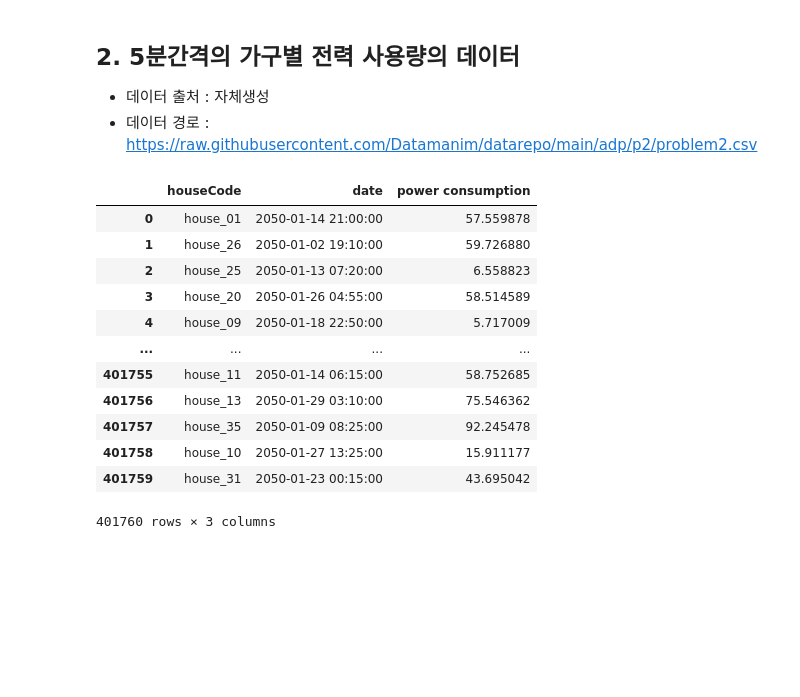
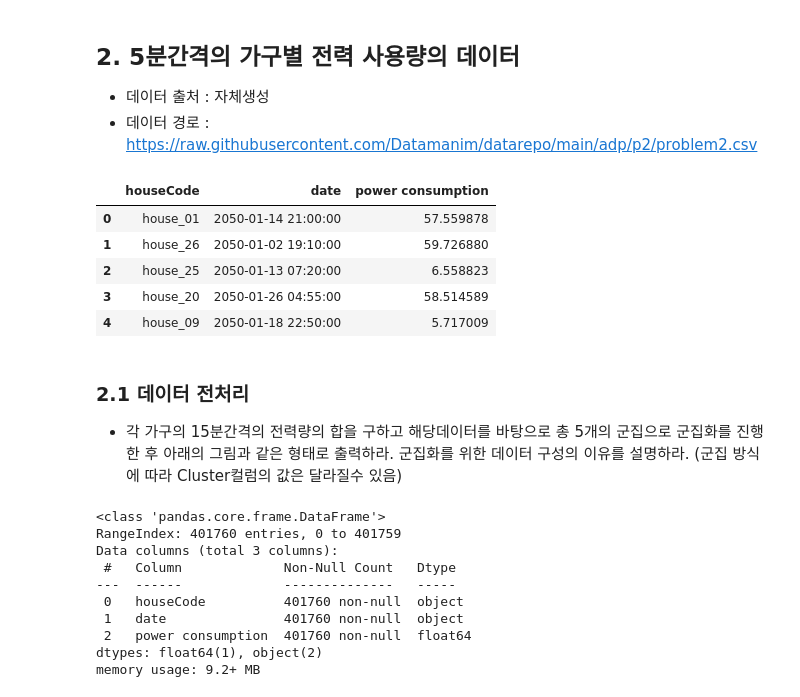
Before and after one commit to Park-Young-Bin/ADP_code, a Jupyter notebook: 20회 기출.ipynb, the cells around one changed output. Drawn from its saved outputs; the diff is of its cells as text; code cells hidden in the pictures; blank space fills up the shorter version.

```diff
--- a/20회 기출.ipynb
+++ b/20회 기출.ipynb
@@ -296,18 +296,27 @@ pd.DataFrame({
 - 데이터 경로 : https://raw.githubusercontent.com/Datamanim/datarepo/main/adp/p2/problem2.csv
 # %%
 ttt= pd.read_csv('https://raw.githubusercontent.com/Datamanim/datarepo/main/adp/20/problem2.csv')
-ttt
+ttt.head()
 # %% [output]
 |  | houseCode | date | power consumption |
 | 0 | house_01 | 2050-01-14 21:00:00 | 57.559878 |
 | 1 | house_26 | 2050-01-02 19:10:00 | 59.726880 |
 | 2 | house_25 | 2050-01-13 07:20:00 | 6.558823 |
 | 3 | house_20 | 2050-01-26 04:55:00 | 58.514589 |
 | 4 | house_09 | 2050-01-18 22:50:00 | 5.717009 |
-| ... | ... | ... | ... |
-| 401755 | house_11 | 2050-01-14 06:15:00 | 58.752685 |
-| 401756 | house_13 | 2050-01-29 03:10:00 | 75.546362 |
-| 401757 | house_35 | 2050-01-09 08:25:00 | 92.245478 |
-| 401758 | house_10 | 2050-01-27 13:25:00 | 15.911177 |
-| 401759 | house_31 | 2050-01-23 00:15:00 | 43.695042 |
-401760 rows × 3 columns
+# %% [markdown]
+### 2.1 데이터 전처리
+- 각 가구의 15분간격의 전력량의 합을 구하고 해당데이터를 바탕으로 총 5개의 군집으로 군집화를 진행한 후 아래의 그림과 같은 형태로 출력하라. 군집화를 위한 데이터 구성의 이유를 설명하라. (군집 방식에 따라 Cluster컬럼의 값은 달라질수 있음)
+# %%
+ttt.info()
+# %% [output]
+<class 'pandas.core.frame.DataFrame'>
+RangeIndex: 401760 entries, 0 to 401759
+Data columns (total 3 columns):
+ #   Column             Non-Null Count   Dtype
+---  ------             --------------   -----
+ 0   houseCode          401760 non-null  object
+ 1   date               401760 non-null  object
+ 2   power consumption  401760 non-null  float64
+dtypes: float64(1), object(2)
+memory usage: 9.2+ MB
```
Also changed, not shown: parts of 9 cells of this notebook.
